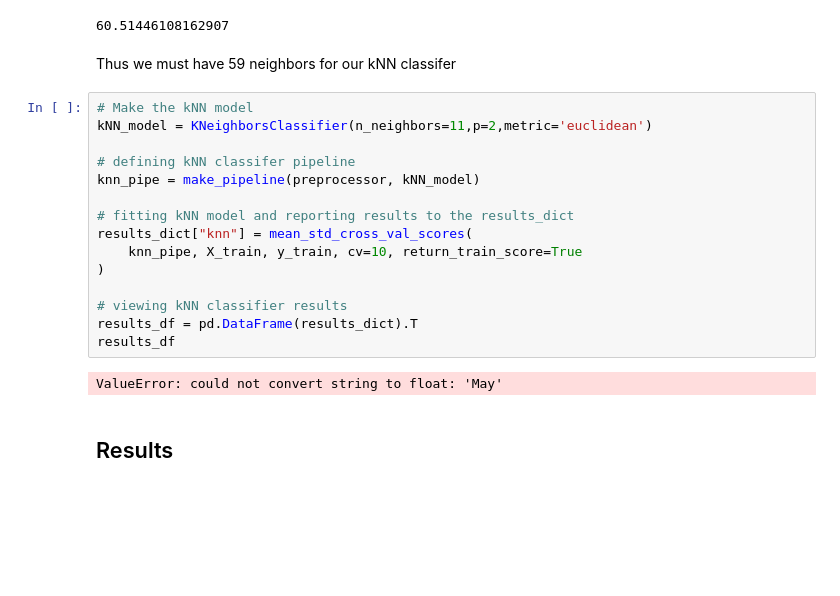
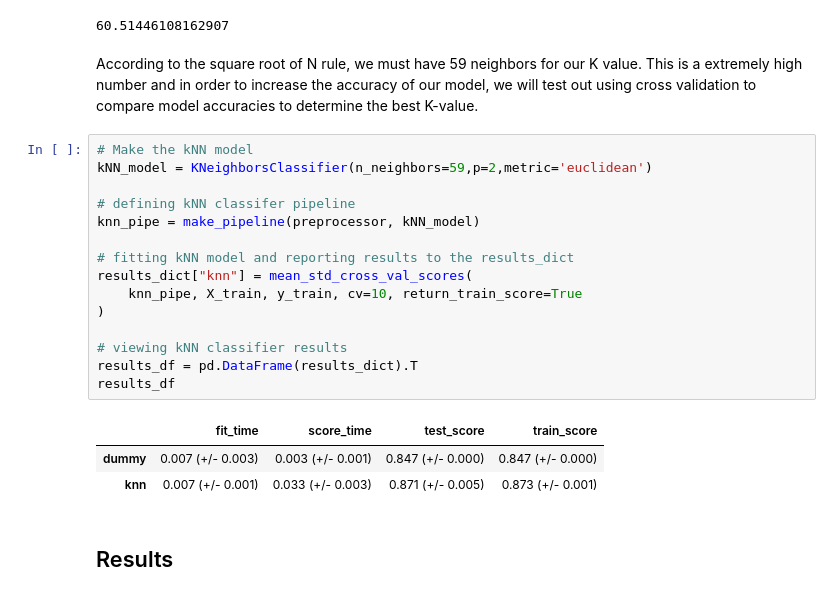
Before and after one commit to DSCI-310-2024/DSCI-310_Group-Project_Group8_Purchasing-Intent-Analysis, a Jupyter notebook: project/Milestone1.ipynb, the cells around one changed output. Cells and saved outputs as stored; diff of their text form; blank space fills up the shorter version.

Commit message:
best K-value

```diff
--- a/project/Milestone1.ipynb
+++ b/project/Milestone1.ipynb
@@ -621,24 +621,26 @@ import math
 math.sqrt(len(y_test))
 # %% [output]
 60.51446108162907
-# %% [markdown]
-Thus we must have 59 neighbors for our kNN classifer
+# %% [markdown]
+According to the square root of N rule, we must have 59 neighbors for our K value. This is a extremely high number and in order to increase the accuracy of our model, we will test out using cross validation to compare model accuracies to determine the best K-value.
 # %%
 # Make the kNN model
-kNN_model = KNeighborsClassifier(n_neighbors=11,p=2,metric='euclidean')
+kNN_model = KNeighborsClassifier(n_neighbors=59,p=2,metric='euclidean')
 
 # defining kNN classifer pipeline
 knn_pipe = make_pipeline(preprocessor, kNN_model)
 
 # fitting kNN model and reporting results to the results_dict
 results_dict["knn"] = mean_std_cross_val_scores(
     knn_pipe, X_train, y_train, cv=10, return_train_score=True
 )
 
 # viewing kNN classifier results
 results_df = pd.DataFrame(results_dict).T
 results_df
 # %% [output]
-ValueError: could not convert string to float: 'May'
+|  | fit_time | score_time | test_score | train_score |
+| dummy | 0.007 (+/- 0.003) | 0.003 (+/- 0.001) | 0.847 (+/- 0.000) | 0.847 (+/- 0.000) |
+| knn | 0.007 (+/- 0.001) | 0.033 (+/- 0.003) | 0.871 (+/- 0.005) | 0.873 (+/- 0.001) |
 # %% [markdown]
 ## Results
```
